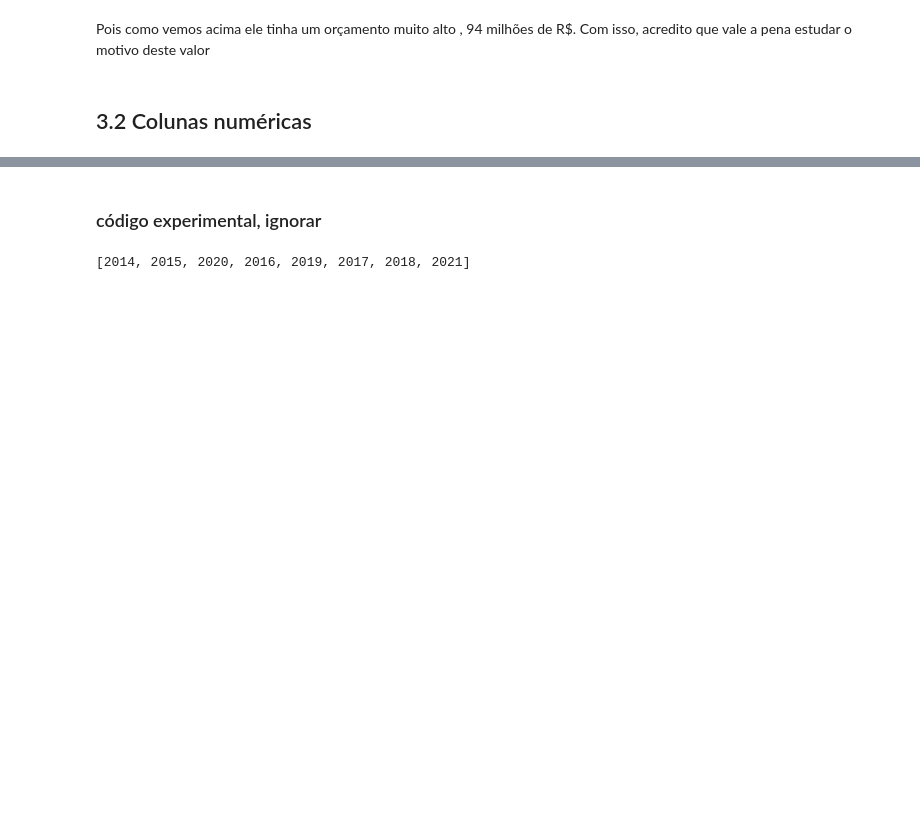
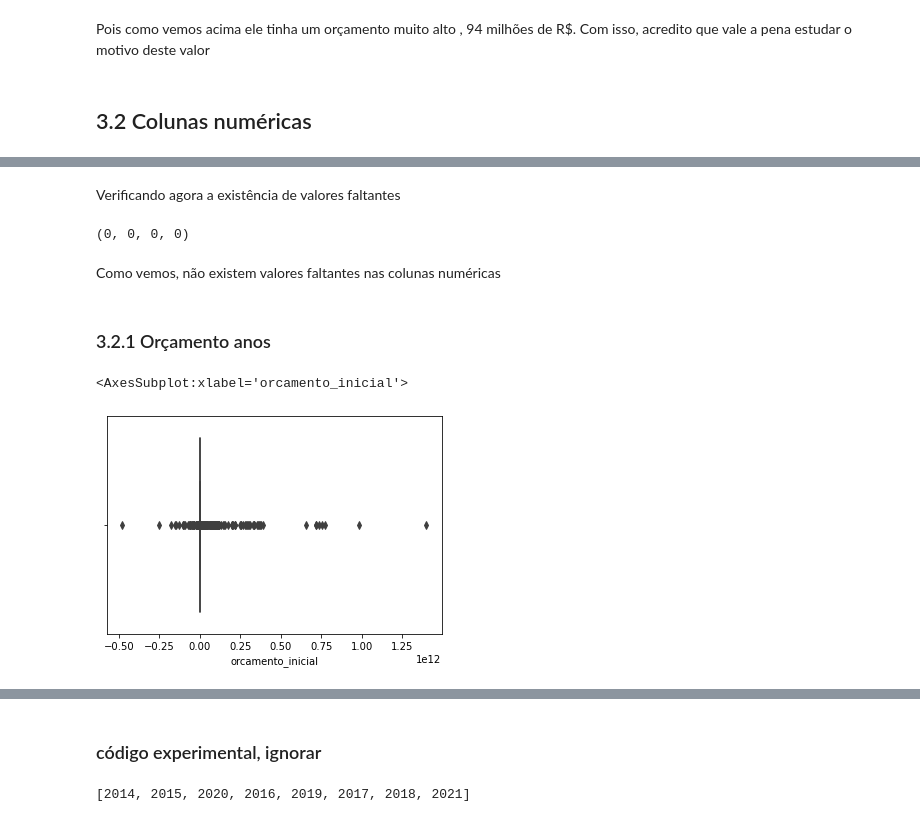
Before and after one commit to PanGeia-Study-Group/Analise_orcamento, a Jupyter notebook: codigo/2_sanity/sanity_2.ipynb, the cells around one changed output, grey strips where cells are left out. Saved outputs shown, nothing was run; the diff lists cells and outputs as text; code cells hidden in the pictures; blank space fills up the shorter version.

```diff
--- a/codigo/2_sanity/sanity_2.ipynb
+++ b/codigo/2_sanity/sanity_2.ipynb
@@ -287,0 +294,15 @@ Pois como vemos acima ele tinha um orçamento muito alto , 94 milhões de R$. Co
+# %% [markdown]
+Verificando agora a existência de valores faltantes
+# %%
+df[numericas[0]].isnull().sum(), df[numericas[1]].isnull().sum(), df[numericas[2]].isnull().sum(), df[numericas[3]].isnull().sum()
+# %% [output]
+(0, 0, 0, 0)
+# %% [markdown]
+Como vemos, não existem valores faltantes nas colunas numéricas
+# %% [markdown]
+### 3.2.1 Orçamento anos
+# %%
+sns.boxplot(x=df['orcamento_inicial'])
+# %% [output]
+<AxesSubplot:xlabel='orcamento_inicial'>
+[figure, added]
```
Also changed, not shown: parts of 14 cells of this notebook.
